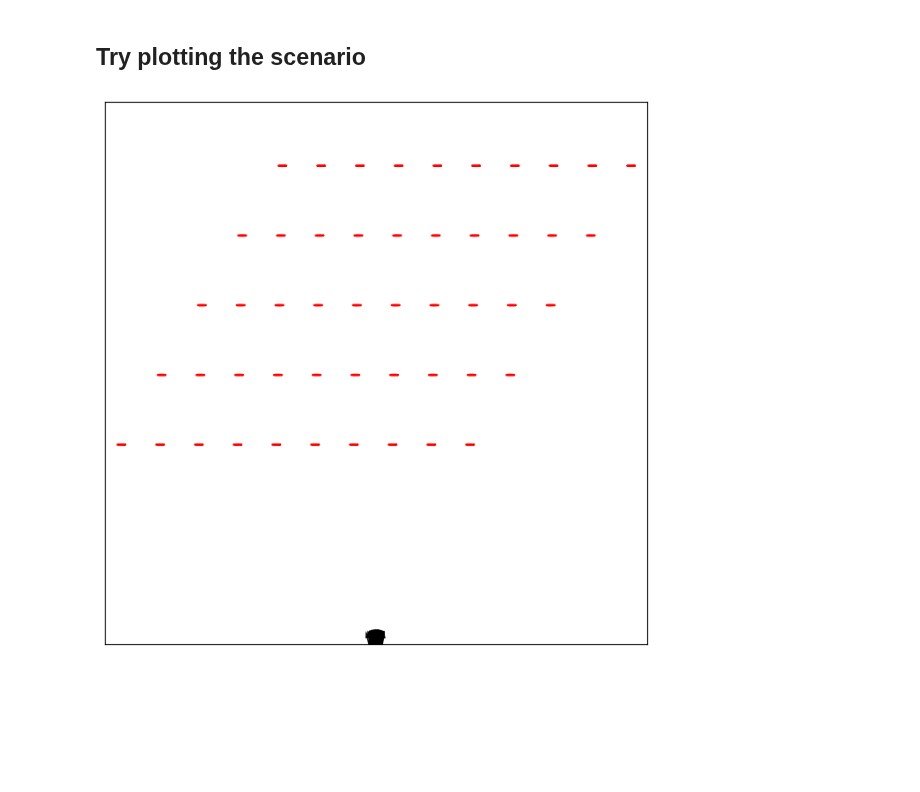
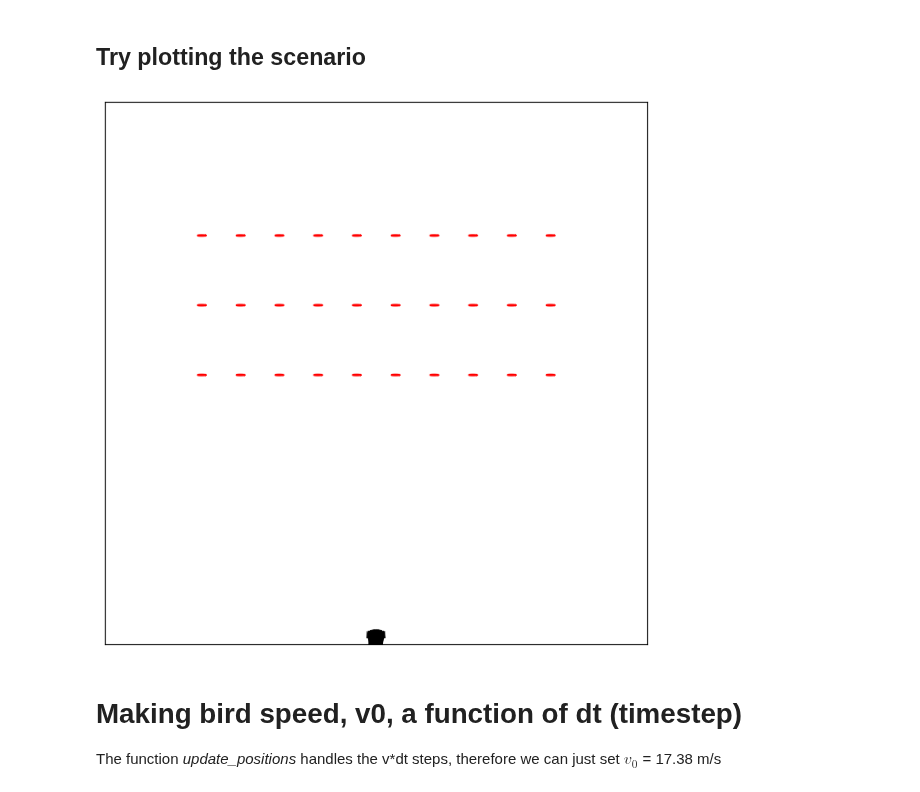
Before and after one commit to mattrflew/ind-maths-project-2-group-8, a Jupyter notebook: test_setup.ipynb, the cells around one changed output. Drawn from its saved outputs; the diff is of its cells as text; code cells hidden in the pictures; blank space fills up the shorter version.

Commit message:
Scaling logic for bird speed and time to run

```diff
--- a/test_setup.ipynb
+++ b/test_setup.ipynb
@@ -492,7 +492,7 @@ eta = 0.5
 theta_start = np.pi/2
 
 # Obstacles
-nrows = 5
+nrows = 3
 ncols = 10
 num_obstacles = nrows*ncols
 
@@ -504,38 +504,43 @@ rotor_spacing_behind = 9 #9 diameters behind
 x_spacing = rotor_spacing_side * diameter
 y_spacing = rotor_spacing_behind * diameter
 offset = 0
-beta = np.radians(30)
+# offset = y_spacing/2
+beta = np.radians(0)
 Rx = diameter/2
 Ry = width/2
 n = 25
 
 # Set up a figure
 fig, ax = plt.subplots(figsize = (8,8))
 
 
 x_obstacle_list, y_obstacle_list, x_obstacle, y_obstacle = get_obstacles(L, num_obstacles, nrows, ncols, x_spacing, y_spacing, offset, beta, Rx, Ry, n)
 
 # Plot obstacle(s) - Plot the "list" to visualise the different obstaclces properly
 for xx, yy in zip(x_obstacle_list, y_obstacle_list):
     ax.plot(xx, yy, 'r-')
 
 
 # Birds
 # x, y, vx, vy, theta = initialize_birds_square(N, L, v0, theta_start, eta)
 x, y, vx, vy, theta = initialize_birds_triangle(N, L, v0, theta_start, eta)
 
 
 # Plot initial quivers
 q = ax.quiver(x, y, vx, vy)
 
 # Set figure parameters
 ax.set(xlim=(0, L), ylim=(0, L))
 ax.set_aspect('equal')
 ax.get_xaxis().set_visible(False)
 ax.get_yaxis().set_visible(False)
 
 # # Save figure
 # name = 'elliptical'
 # plt.savefig(f"images/example_{name}_turbine_test_set_up.png", dpi=300, bbox_inches='tight')  #
 # %% [output]
-[figure, old version]
+[figure, new version]
+# %% [markdown]
+# Making bird speed, v0, a function of dt (timestep)
+
+The function *update_positions* handles the v*dt steps, therefore we can just set $v_0$ = 17.38 m/s
```
Also changed, not shown: parts of 2 cells of this notebook.
